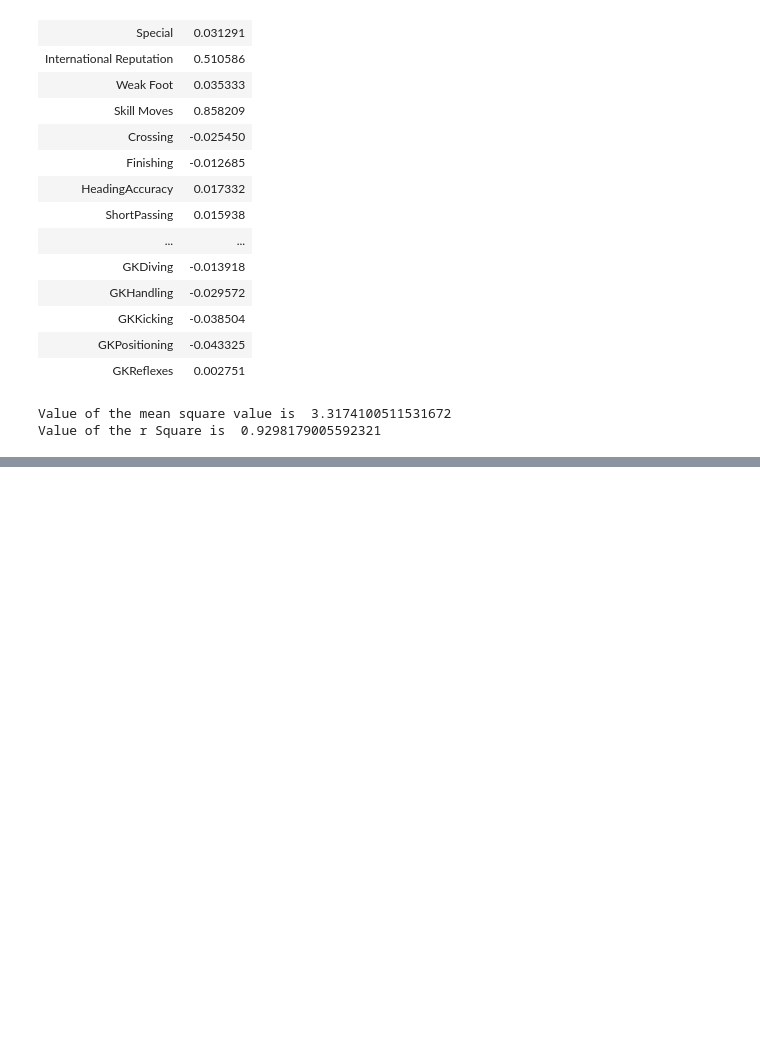
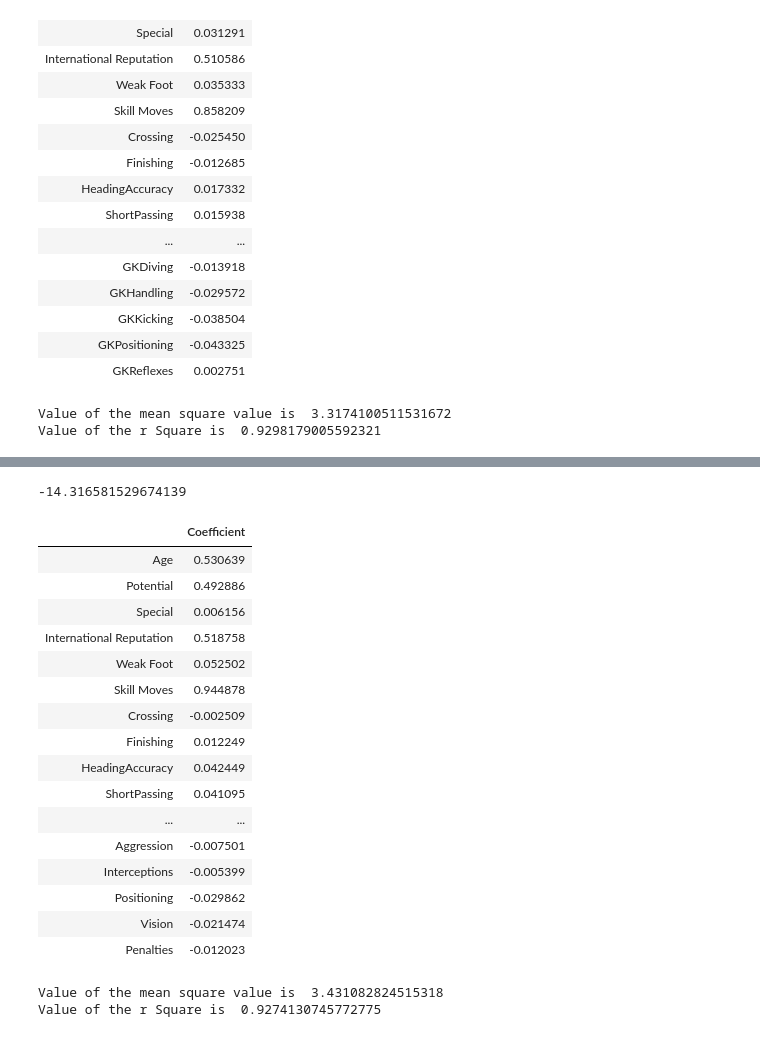
Before and after one commit to VishalKotian/QXI_DataScience_Vishal, a Jupyter notebook: Unit2_Regression/Multiple Linear Regression.ipynb, the cells around one changed output, grey strips where cells are left out. Drawn from its saved outputs; the diff is of its cells as text; code cells hidden in the pictures; blank space fills up the shorter version.

```diff
--- a/Unit2_Regression/Multiple Linear Regression.ipynb
+++ b/Unit2_Regression/Multiple Linear Regression.ipynb
@@ -422,0 +481,27 @@ strong multicollinearity or other numerical problems.
+# %%
+regressor1 =LinearRegression().fit(X_train,y_train)
+# %%
+print(regressor1.intercept_)
+# %% [output]
+-14.316581529674139
+# %%
+coeff_df = pd.DataFrame(regressor1.coef_,X_test.columns,columns=['Coefficient'])
+coeff_df
+# %% [output]
+|  | Coefficient |
+| Age | 0.530639 |
+| Potential | 0.492886 |
+| Special | 0.006156 |
+| International Reputation | 0.518758 |
+| Weak Foot | 0.052502 |
+| Skill Moves | 0.944878 |
+| Crossing | -0.002509 |
+| Finishing | 0.012249 |
+| HeadingAccuracy | 0.042449 |
+| ShortPassing | 0.041095 |
+| ... | ... |
+| Aggression | -0.007501 |
+| Interceptions | -0.005399 |
+| Positioning | -0.029862 |
+| Vision | -0.021474 |
+| Penalties | -0.012023 |
@@ -422,0 +514,6 @@ strong multicollinearity or other numerical problems.
+# %%
+print("Value of the mean square value is ",mse)
+print("Value of the r Square is ", r_squared)
+# %% [output]
+Value of the mean square value is  3.431082824515318
+Value of the r Square is  0.9274130745772775
```
Also changed, not shown: parts of 11 cells of this notebook.
